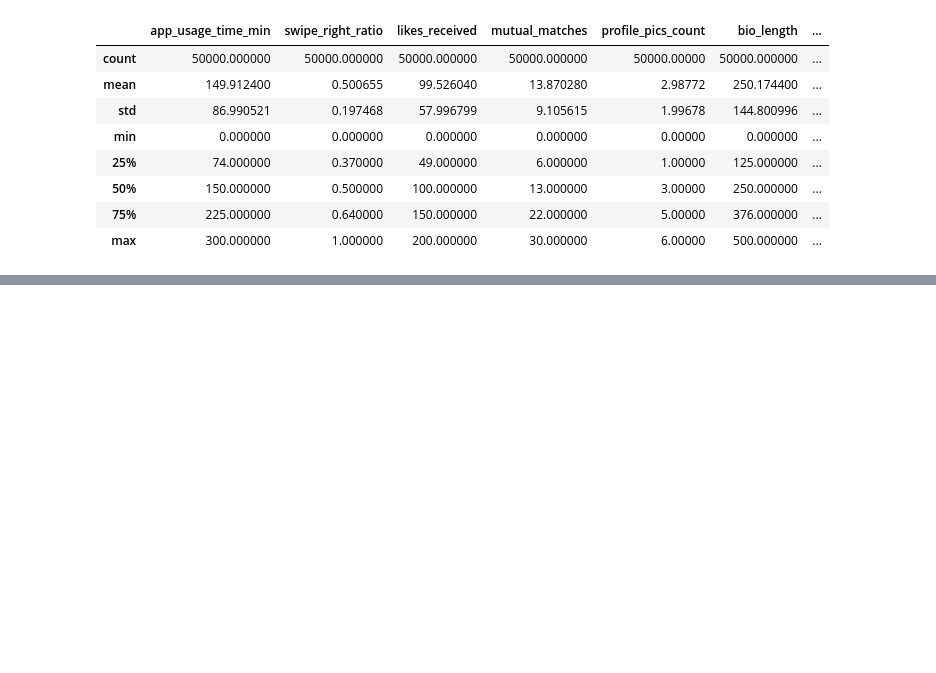
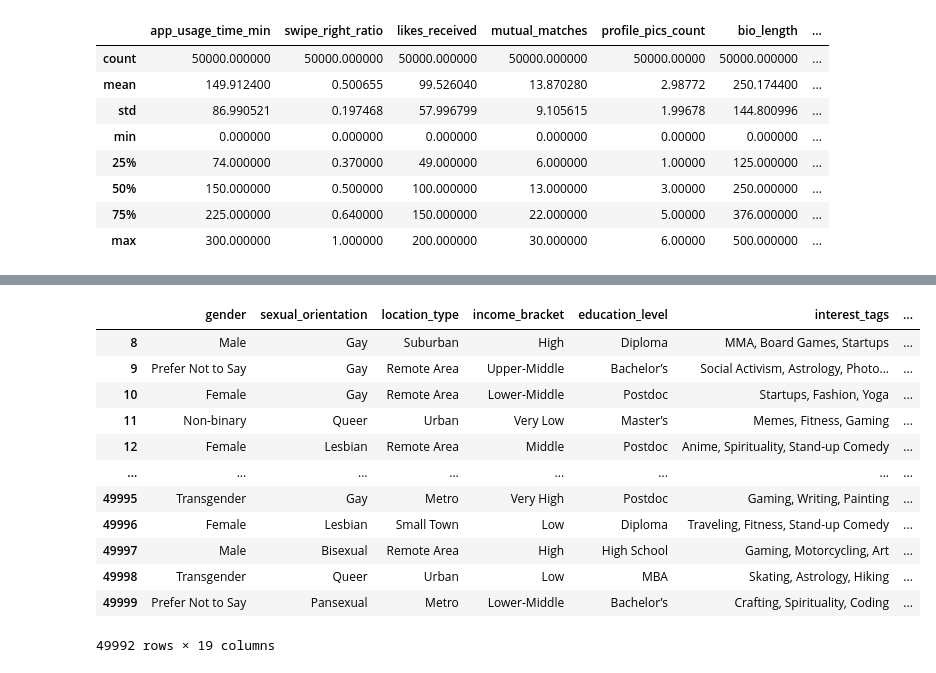
Before and after one commit to daksh-rajora/Gen-Ai, a Jupyter notebook: Machine Learning/PANDAS/DataFrame.ipynb, the cells around one changed output, grey strips where cells are left out. Saved outputs shown, nothing was run; the diff lists cells and outputs as text; code cells hidden in the pictures; blank space fills up the shorter version.

```diff
--- a/Machine Learning/PANDAS/DataFrame.ipynb
+++ b/Machine Learning/PANDAS/DataFrame.ipynb
@@ -246,0 +553,17 @@ df.describe()
+# %%
+# fetch records starting from index 8 to all of the records
+df[8:]
+# %% [output]
+|  | gender | sexual_orientation | location_type | income_bracket | education_level | interest_tags | ... |
+| 8 | Male | Gay | Suburban | High | Diploma | MMA, Board Games, Startups | ... |
+| 9 | Prefer Not to Say | Gay | Remote Area | Upper-Middle | Bachelor’s | Social Activism, Astrology, Photo... | ... |
+| 10 | Female | Gay | Remote Area | Lower-Middle | Postdoc | Startups, Fashion, Yoga | ... |
+| 11 | Non-binary | Queer | Urban | Very Low | Master’s | Memes, Fitness, Gaming | ... |
+| 12 | Female | Lesbian | Remote Area | Middle | Postdoc | Anime, Spirituality, Stand-up Comedy | ... |
+| ... | ... | ... | ... | ... | ... | ... | ... |
+| 49995 | Transgender | Gay | Metro | Very High | Postdoc | Gaming, Writing, Painting | ... |
+| 49996 | Female | Lesbian | Small Town | Low | Diploma | Traveling, Fitness, Stand-up Comedy | ... |
+| 49997 | Male | Bisexual | Remote Area | High | High School | Gaming, Motorcycling, Art | ... |
+| 49998 | Transgender | Queer | Urban | Low | MBA | Skating, Astrology, Hiking | ... |
+| 49999 | Prefer Not to Say | Pansexual | Metro | Lower-Middle | Bachelor’s | Crafting, Spirituality, Coding | ... |
+49992 rows × 19 columns
```
Also changed, not shown: parts of 46 cells of this notebook.
